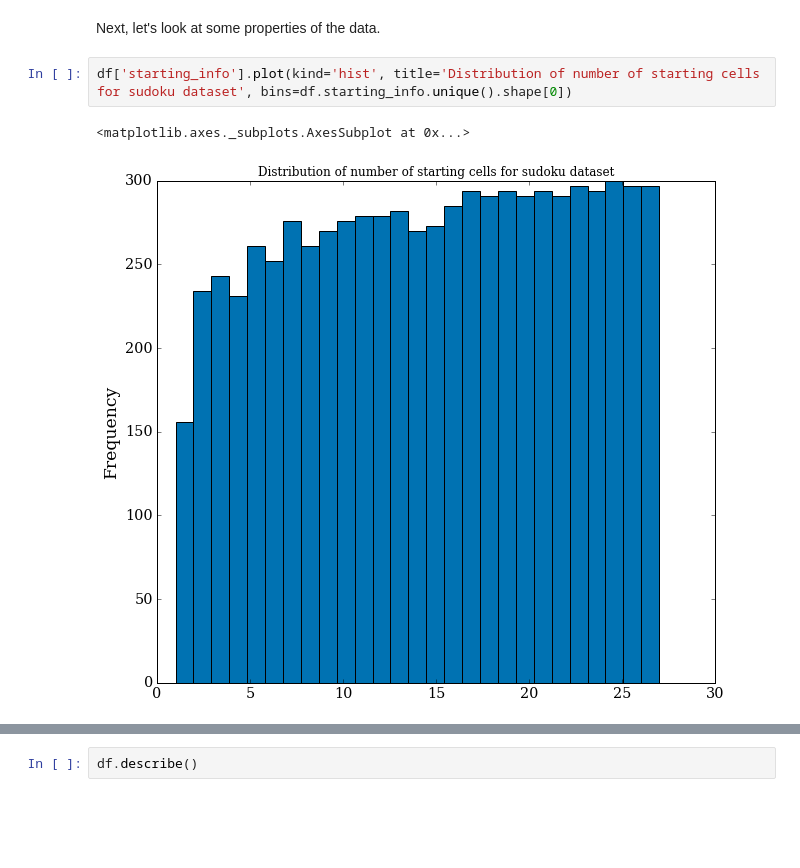
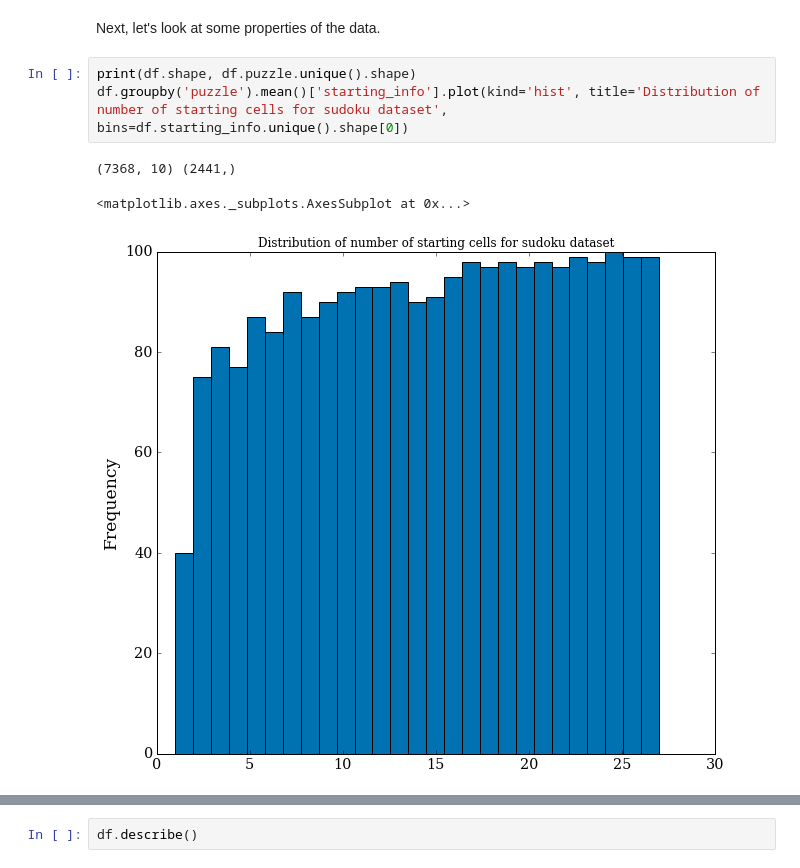
Before and after one commit to gianlucatruda/sudokusat, a Jupyter notebook: results.ipynb, the cells around one changed output, grey strips where cells are left out. Cells and saved outputs as stored; diff of their text form; blank space fills up the shorter version.

```diff
--- a/results.ipynb
+++ b/results.ipynb
@@ -165,8 +165,10 @@ memory usage: 633.2+ KB
 # %% [markdown]
 Next, let's look at some properties of the data.
 # %%
-df['starting_info'].plot(kind='hist', title='Distribution of number of starting cells for sudoku dataset', bins=df.starting_info.unique().shape[0])
+print(df.shape, df.puzzle.unique().shape)
+df.groupby('puzzle').mean()['starting_info'].plot(kind='hist', title='Distribution of number of starting cells for sudoku dataset', bins=df.starting_info.unique().shape[0])
 # %% [output]
-<matplotlib.axes._subplots.AxesSubplot at 0x...>
+(7368, 10) (2441,)
+<matplotlib.axes._subplots.AxesSubplot at 0x...>
-[figure, old version]
+[figure, new version]
 # %%
```
Also changed, not shown: parts of 2 cells of this notebook.
